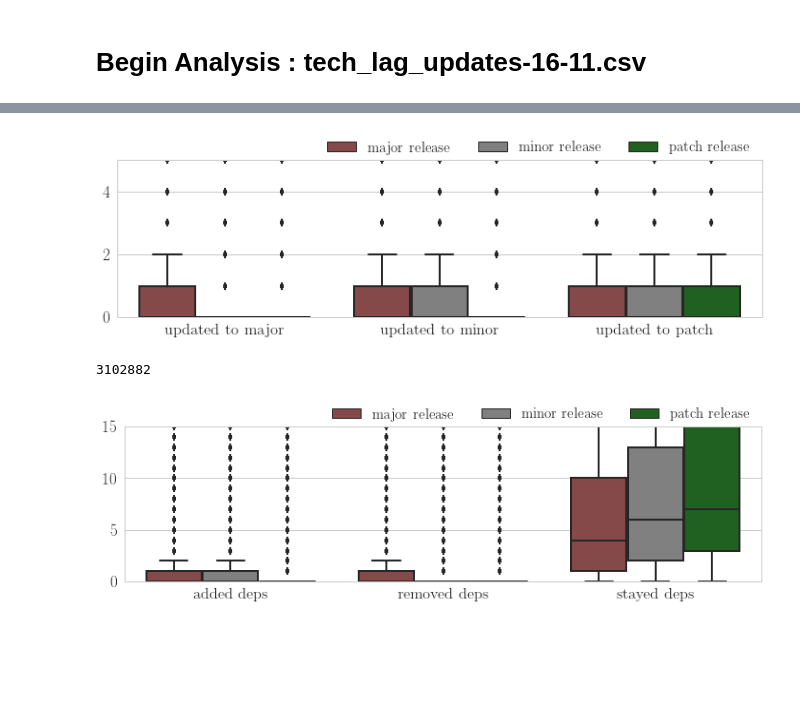
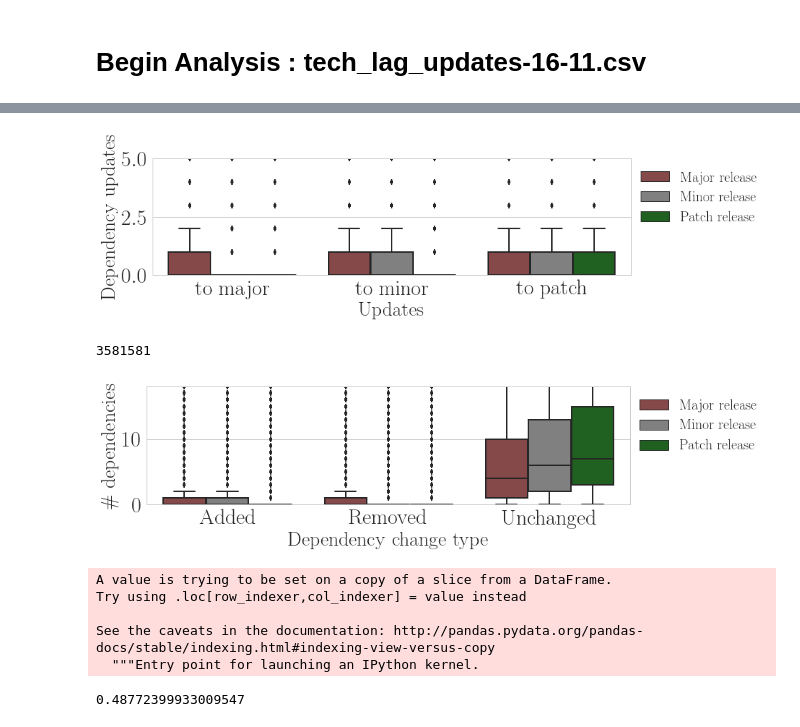
Before and after one commit to AhmedZerouali/notebooks, a Jupyter notebook: icsr18.ipynb, the cells around one changed output, grey strips where cells are left out. Cells and saved outputs as stored; diff of their text form; code cells hidden in the pictures; blank space fills up the shorter version.

```diff
--- a/icsr18.ipynb
+++ b/icsr18.ipynb
@@ -194,7 +427,8 @@ tech_lag_calcul=pd.read_csv('../icsr2018/csv/tech_lag_updates-16-11.csv', sep=';
 len(tech_lag_calcul)
 tech_lag_calcul['release_type']=tech_lag_calcul['major_release']+';'+tech_lag_calcul['minor_release']+';'+tech_lag_calcul['patch_release']
 
-tech_lag_calcul['release_type']=tech_lag_calcul['release_type'].apply(lambda x: 'major release' if str(x).split(';')[0]!="False"
-                                                     else 'minor release' if str(x).split(';')[1]!="False"
-                                                     else 'patch release' if str(x).split(';')[2]!="False"
-                                                     else 'first release')
+tech_lag_calcul['release_type']=tech_lag_calcul['release_type'].apply(lambda x: 'Major release' if str(x).split(';')[0]!="False"
+                                                     else 'Minor release' if str(x).split(';')[1]!="False"
+                                                     else 'Patch release' if str(x).split(';')[2]!="False"
+                                                     else 'First release')
+tech_lag_calcul['release_type']=tech_lag_calcul['release_type'].apply(lambda x: x.capitalize())
@@ -225,0 +435,16 @@ a
+# %%
+tech_lag_calcul['updates']=tech_lag_calcul['updates'].apply(int)
+tech_lag_calcul['updates_inverse']=tech_lag_calcul['updates_inverse'].apply(int)
+# %%
+tech_lag_calcul['updates_cumsum']=tech_lag_calcul['updates'].cumsum()
+tech_lag_calcul['updates_inverse_cumsum']=tech_lag_calcul['updates_inverse'].cumsum()
+# %%
+# only required ones
+temp=pd.read_csv('../icsr2018/csv/final_depends_exact_15-11.csv', sep=';', dtype=object, index_col=None,  error_bad_lines=False)
+dependencies=temp.groupby('dependency').count()
+dependencies=dependencies.reset_index()
+dependencies=dependencies.loc[:,['dependency','version_date']]
+dependencies=dependencies.rename(columns = {'dependency':'package','version_date':'exist'})
+dependencies['exist']=1
+dep=tech_lag_calcul.set_index('package').merge(dependencies.set_index('package'), left_index=True, right_index=True)
+dep=dep.reset_index()
@@ -260,38 +521,38 @@ len(updates)
 # %%
-updates2=updates.rename(columns = {'updated_major':'updated to major','updated_minor':'updated to minor', 'updated_patch':'updated to patch'})
-updates_2=pd.melt(updates2, id_vars=['release_type'], value_vars=['updated to major','updated to minor','updated to patch'])
+updates2=updates.rename(columns = {'updated_major':'to major','updated_minor':'to minor', 'updated_patch':'to patch'})
+updates_2=pd.melt(updates2, id_vars=['release_type'], value_vars=['to major','to minor','to patch'])
 updates_2=updates_2.rename(columns = {'variable':'updates'})
-ax = sns.boxplot(y="value", x="updates", hue="release_type", data=updates_2, hue_order=['major release','minor release','patch release'], palette=['brown','gray','green','blue'], saturation=0.5)#, split=True)#, order=order)
-ax.set_ylabel('')
-ax.set_xlabel('')
+ax = sns.boxplot(y="value", x="updates", hue="release_type", data=updates_2, hue_order=['Major release','Minor release','Patch release'], palette=['brown','gray','green','blue'], saturation=0.5)#, split=True)#, order=order)
+ax.set_ylabel('Dependency updates')
+ax.set_xlabel('Updates')
 #ax.set_yscale('log')
 ax.figure.set_size_inches(12,3)
 ax.set_ylim(0,5)
-ax.legend( loc='upper right', bbox_to_anchor=(1, 1.2), fontsize=15,ncol=3, fancybox=True, shadow=True)
-ax.figure.savefig('../../seneca_research/ICSR2018/figures/updating.pdf', bbox_inches='tight', facecolor='white')
+ax.legend( loc='upper right', bbox_to_anchor=(1.29, 1), fontsize=20)#,ncol=3)#, fancybox=True, shadow=True)
+ax.figure.savefig('../../seneca_research/ICSR2018/figures/updating.png', bbox_inches='tight', facecolor='white')
 # %% [output]
-[figure, old version]
+[figure, new version]
 # %%
 updates=tech_lag_calcul.loc[:,['release_type','added','stayed','removed']]
-updates['added deps']=updates['added'].apply(float)
-updates['stayed deps']=updates['stayed'].apply(float)
-updates['removed deps']=updates['removed'].apply(float)
+updates['Added']=updates['added'].apply(float)
+updates['Unchanged']=updates['stayed'].apply(float)
+updates['Removed']=updates['removed'].apply(float)
 updates=updates.query('release_type!="first release"')
 #updates=updates.query('updated_major != 0 or updated_minor != 0 or updated_patch != 0')
-updates=updates.loc[:,['added deps','removed deps','stayed deps','release_type']]
+updates=updates.loc[:,['Added','Removed','Unchanged','release_type']]
 len(updates)
 # %% [output]
-3102882
+3581581
 # %%
-updates_2=pd.melt(updates, id_vars=['release_type'], value_vars=['added deps','removed deps','stayed deps'])
+updates_2=pd.melt(updates, id_vars=['release_type'], value_vars=['Added','Removed','Unchanged'])
 updates_2=updates_2.rename(columns = {'variable':'deps'})
-ax = sns.boxplot(y="value", x="deps", hue="release_type", data=updates_2, hue_order=['major release','minor release','patch release'], palette=['brown','gray','green','blue'], saturation=0.5)#, split=True)#, order=order)
-ax.set_ylabel('')
-ax.set_xlabel('')
+ax = sns.boxplot(y="value", x="deps", hue="release_type", data=updates_2, hue_order=['Major release','Minor release','Patch release'], palette=['brown','gray','green','blue'], saturation=0.5)#, split=True)#, order=order)
+ax.set_ylabel('\# dependencies')
+ax.set_xlabel('Dependency change type')
 #ax.set_yscale('log')
 ax.figure.set_size_inches(12,3)
-ax.set_ylim(0,15)
-ax.legend( loc='upper right', bbox_to_anchor=(1, 1.2), fontsize=15,ncol=3, fancybox=True, shadow=True)
+ax.set_ylim(0,18)
+ax.legend( loc='upper right', bbox_to_anchor=(1.29, 1), fontsize=20)#,ncol=3)#, fancybox=True, shadow=True)
 ax.figure.savefig('../../seneca_research/ICSR2018/figures/added_removed_stayed_deps.pdf', bbox_inches='tight', facecolor='white')
 # %% [output]
-[figure, old version]
+[figure, new version]
@@ -297,0 +562,12 @@ ax.figure.savefig('../../seneca_research/ICSR2018/figures/added_removed_stayed_d
+# %%
+tech_inverse['version2']=tech_inverse['version'].apply(lambda x: str(x).split('.')[0])
+# %% [output]
+A value is trying to be set on a copy of a slice from a DataFrame.
+Try using .loc[row_indexer,col_indexer] = value instead
+
+See the caveats in the documentation: http://pandas.pydata.org/pandas-docs/stable/indexing.html#indexing-view-versus-copy
+  """Entry point for launching an IPython kernel.
+# %%
+14561/len(tech_inverse)
+# %% [output]
+0.48772399933009547
```
Also changed, not shown: parts of 92 cells of this notebook, 9 other files.
